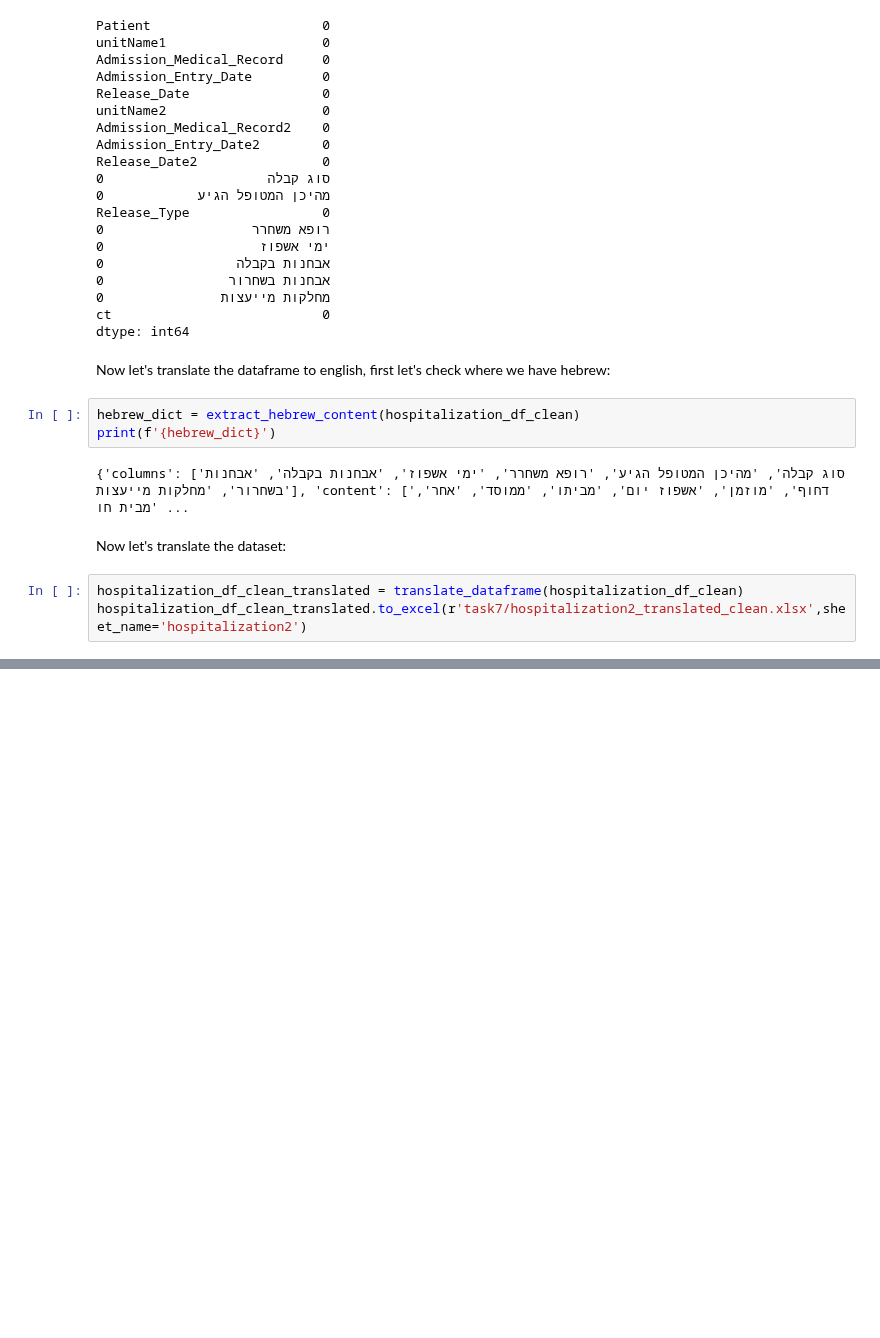
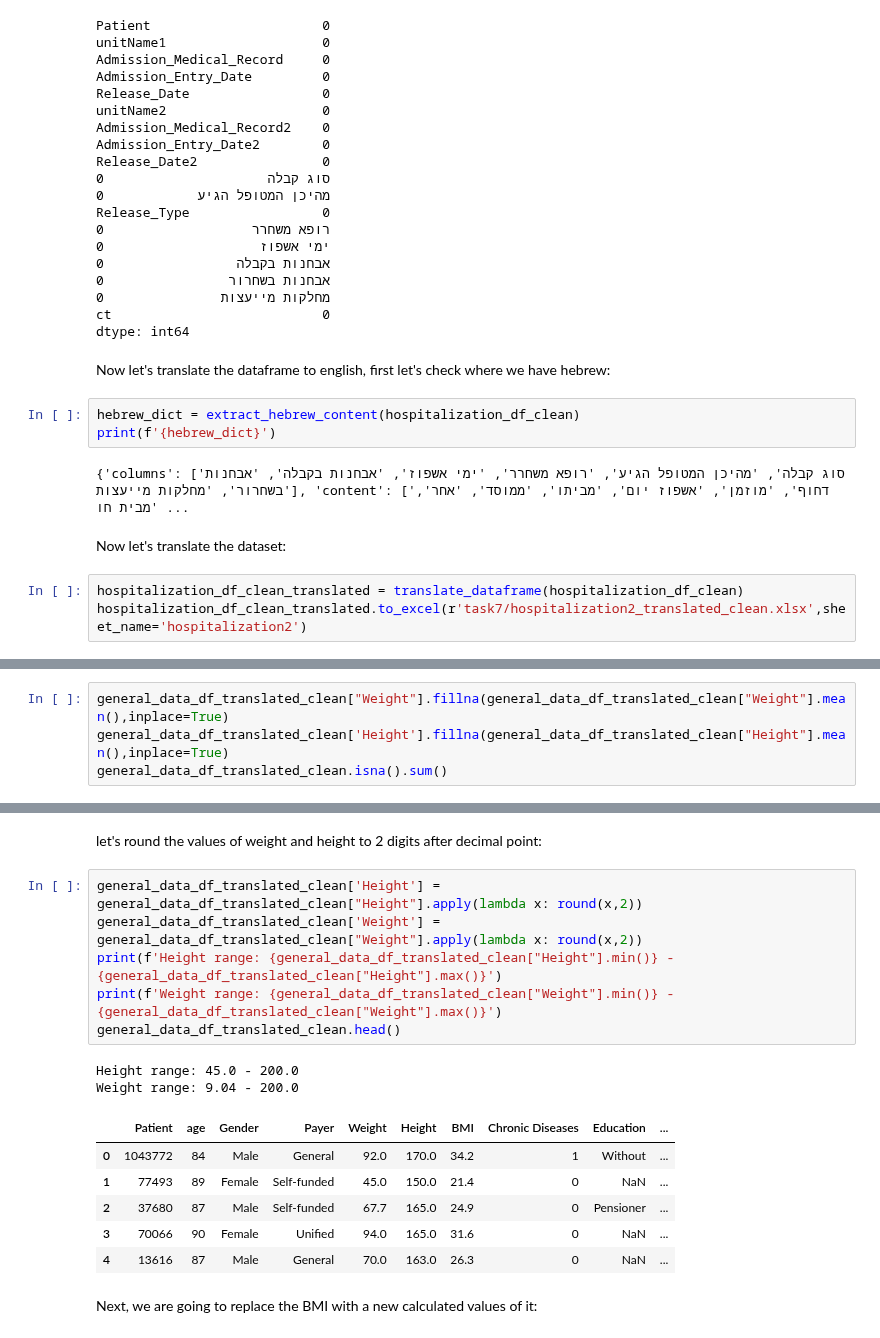
Before and after one commit to RyanWri/data-science2-lab-final-project, a Jupyter notebook: src/team_11/team11_results.ipynb, the cells around one changed output, grey strips where cells are left out. Drawn from its saved outputs; the diff is of its cells as text; blank space fills up the shorter version.

```diff
--- a/src/team_11/team11_results.ipynb
+++ b/src/team_11/team11_results.ipynb
@@ -135,0 +235,4 @@ hospitalization_df_clean_translated.to_excel(r'task7/hospitalization2_translated
+# %%
+general_data_df_translated_clean["Weight"].fillna(general_data_df_translated_clean["Weight"].mean(),inplace=True)
+general_data_df_translated_clean['Height'].fillna(general_data_df_translated_clean["Height"].mean(),inplace=True)
+general_data_df_translated_clean.isna().sum()
@@ -135,0 +253,19 @@ hospitalization_df_clean_translated.to_excel(r'task7/hospitalization2_translated
+# %% [markdown]
+let's round the values of weight and height to 2 digits after decimal point:
+# %%
+general_data_df_translated_clean['Height'] = general_data_df_translated_clean["Height"].apply(lambda x: round(x,2))
+general_data_df_translated_clean['Weight'] = general_data_df_translated_clean["Weight"].apply(lambda x: round(x,2))
+print(f'Height range: {general_data_df_translated_clean["Height"].min()} - {general_data_df_translated_clean["Height"].max()}')
+print(f'Weight range: {general_data_df_translated_clean["Weight"].min()} - {general_data_df_translated_clean["Weight"].max()}')
+general_data_df_translated_clean.head()
+# %% [output]
+Height range: 45.0 - 200.0
+Weight range: 9.04 - 200.0
+|  | Patient | age | Gender | Payer | Weight | Height | BMI | Chronic Diseases | Education | ... |
+| 0 | 1043772 | 84 | Male | General | 92.0 | 170.0 | 34.2 | 1 | Without | ... |
+| 1 | 77493 | 89 | Female | Self-funded | 45.0 | 150.0 | 21.4 | 0 | NaN | ... |
+| 2 | 37680 | 87 | Male | Self-funded | 67.7 | 165.0 | 24.9 | 0 | Pensioner | ... |
+| 3 | 70066 | 90 | Female | Unified | 94.0 | 165.0 | 31.6 | 0 | NaN | ... |
+| 4 | 13616 | 87 | Male | General | 70.0 | 163.0 | 26.3 | 0 | NaN | ... |
+# %% [markdown]
+Next, we are going to replace the BMI with a new calculated values of it:
```
Also changed, not shown: parts of 43 cells of this notebook, 5 other files.
